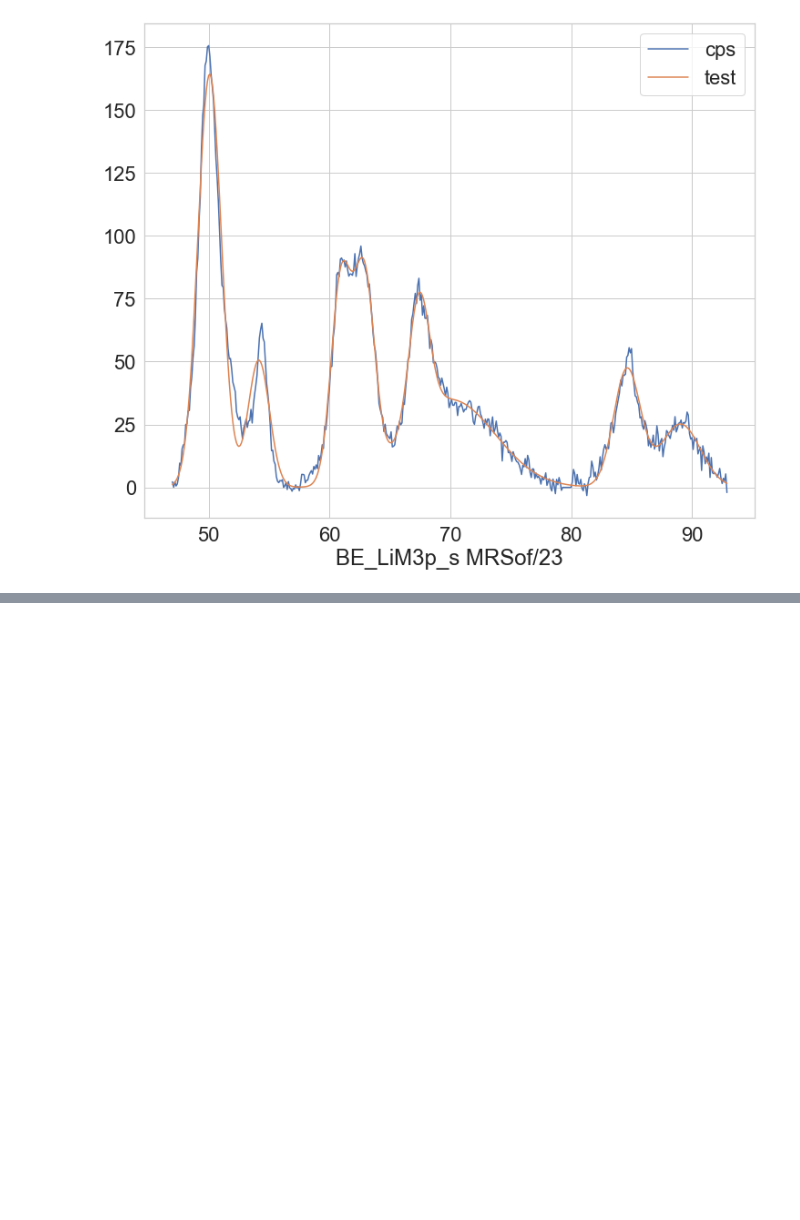
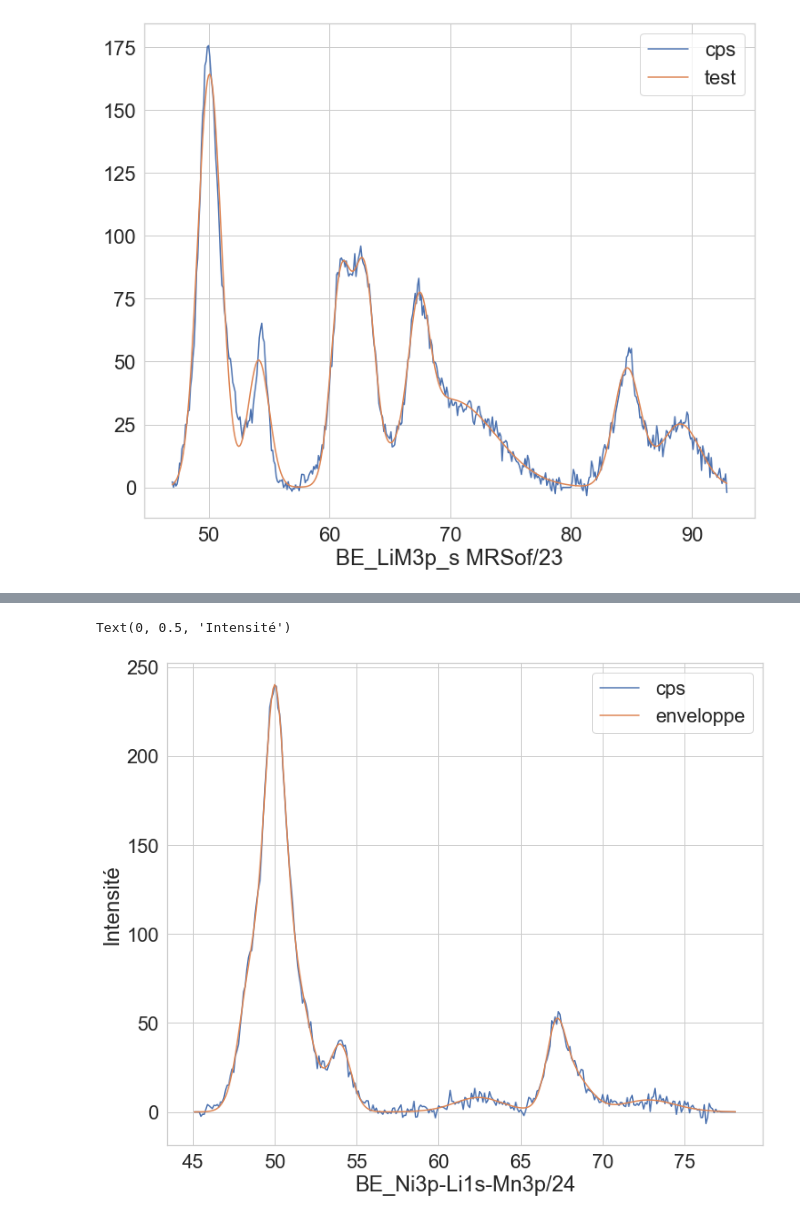
Before and after one commit to mblanchet002/PythonCMI, a Jupyter notebook: Projet_XPS.ipynb, the cells around one changed output, grey strips where cells are left out. Saved outputs shown, nothing was run; the diff lists cells and outputs as text; code cells hidden in the pictures; blank space fills up the shorter version.

```diff
--- a/Projet_XPS.ipynb
+++ b/Projet_XPS.ipynb
@@ -470,0 +540,15 @@ df
+# %%
+ddf = df.set_index("BE_Ni3p-Li1s-Mn3p/24")
+# %%
+data= pd.DataFrame()
+CPS=(ddf["CPS_Ni3p-Li1s-Mn3p/24"]- ddf["Background_Ni3p-Li1s-Mn3p/24"])
+ENV=(ddf["Envelope_Ni3p-Li1s-Mn3p/24"]- ddf["Background_Ni3p-Li1s-Mn3p/24"])
+data["cps"]=CPS
+data["enveloppe"]=ENV
+data["be"]=data.index
+# %%
+(data.iloc[:,[0,1]]).plot(figsize=(12, 10), legend=True)
+plt.ylabel("Intensité")
+# %% [output]
+Text(0, 0.5, 'Intensité')
+[figure, added]
```
Also changed, not shown: parts of 47 cells of this notebook.
